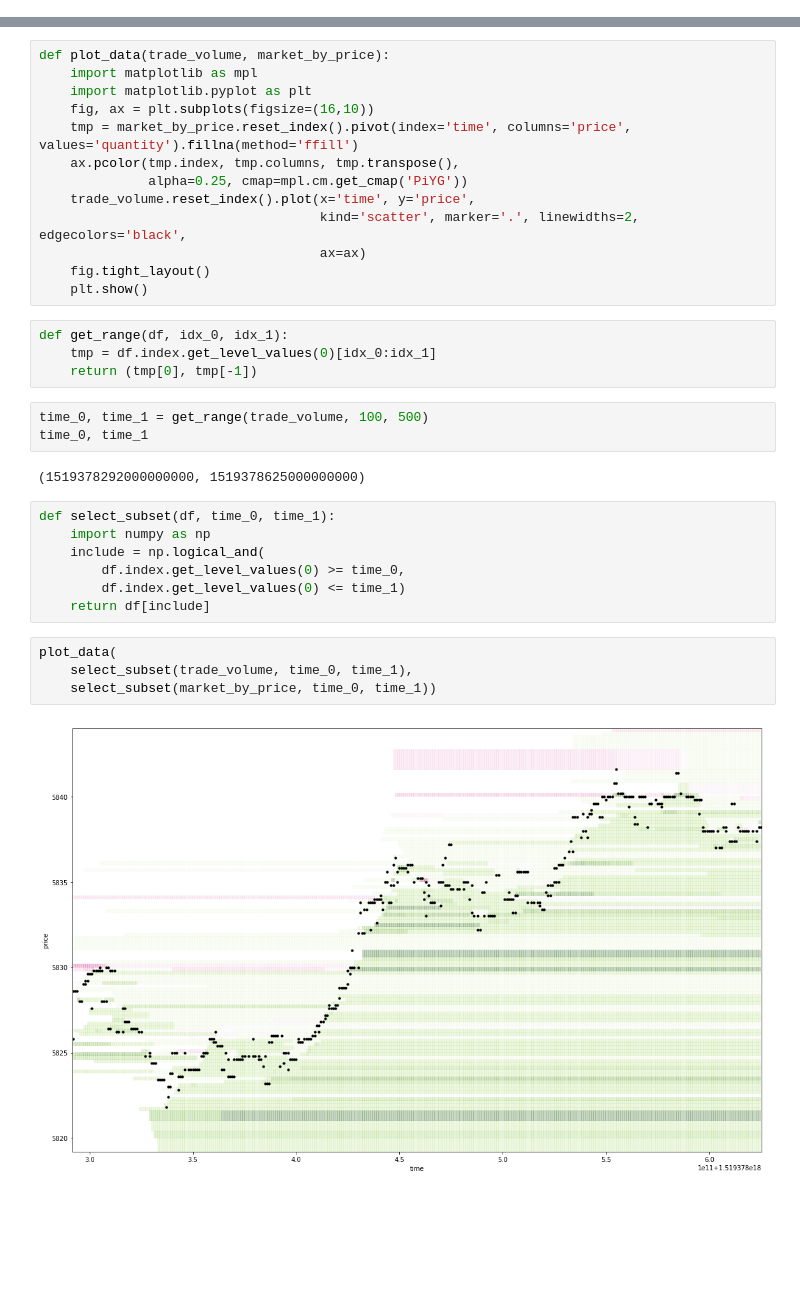
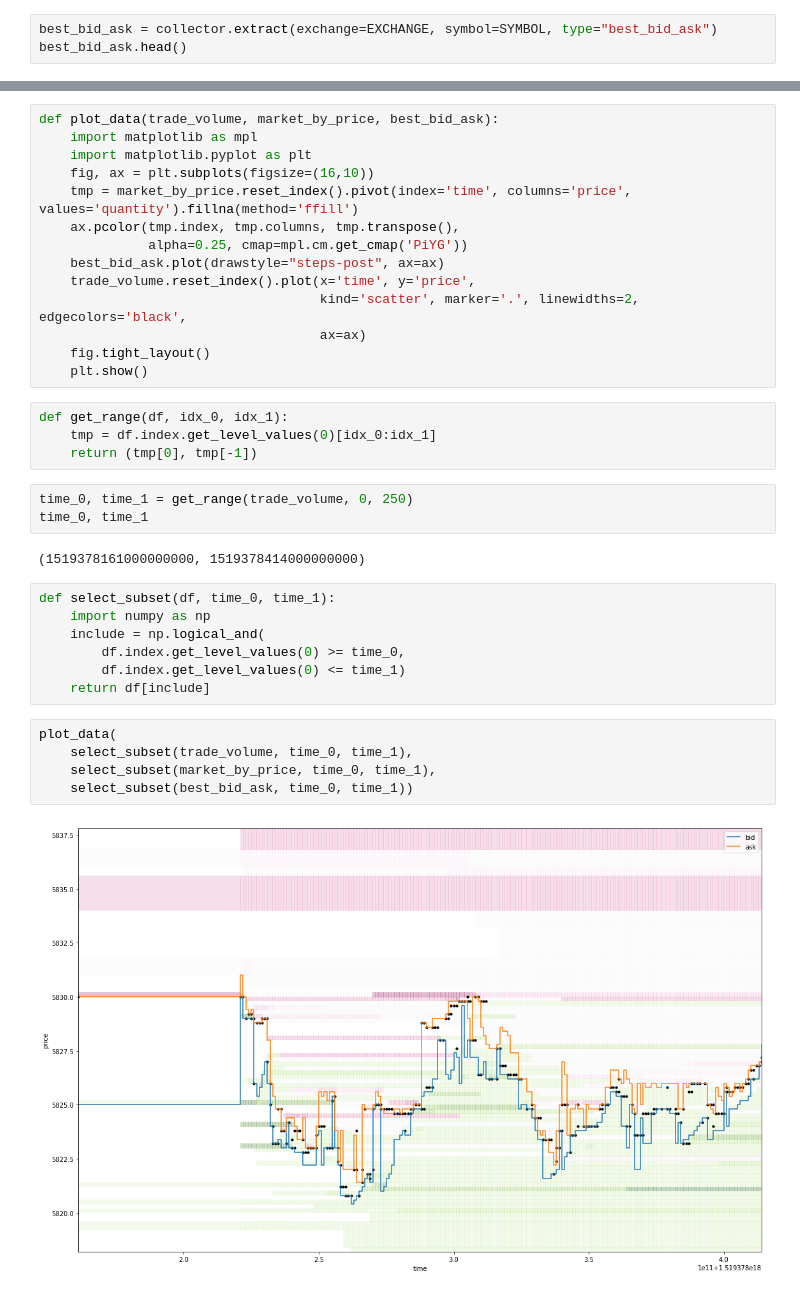
Before and after one commit to Sahanduiuc/roq-jupyter, a Jupyter notebook: notebooks/simple.ipynb, the cells around one changed output, grey strips where cells are left out. Saved outputs shown, nothing was run; the diff lists cells and outputs as text; blank space fills up the shorter version.

```diff
--- a/notebooks/simple.ipynb
+++ b/notebooks/simple.ipynb
@@ -355,0 +356,3 @@ market_by_price.head(20)
+# %%
+best_bid_ask = collector.extract(exchange=EXCHANGE, symbol=SYMBOL, type="best_bid_ask")
+best_bid_ask.head()
@@ -356,13 +367,14 @@ market_by_price.head(20)
 # %% [markdown]
 ### ... some charts
 # %%
-def plot_data(trade_volume, market_by_price):
+def plot_data(trade_volume, market_by_price, best_bid_ask):
     import matplotlib as mpl
     import matplotlib.pyplot as plt
     fig, ax = plt.subplots(figsize=(16,10))
     tmp = market_by_price.reset_index().pivot(index='time', columns='price', values='quantity').fillna(method='ffill')
     ax.pcolor(tmp.index, tmp.columns, tmp.transpose(),
               alpha=0.25, cmap=mpl.cm.get_cmap('PiYG'))
+    best_bid_ask.plot(drawstyle="steps-post", ax=ax)
     trade_volume.reset_index().plot(x='time', y='price',
                                     kind='scatter', marker='.', linewidths=2, edgecolors='black',
                                     ax=ax)
@@ -373,10 +385,10 @@ def get_range(df, idx_0, idx_1):
     tmp = df.index.get_level_values(0)[idx_0:idx_1]
     return (tmp[0], tmp[-1])
 # %%
-time_0, time_1 = get_range(trade_volume, 100, 500)
+time_0, time_1 = get_range(trade_volume, 0, 250)
 time_0, time_1
 # %% [output]
-(1519378292000000000, 1519378625000000000)
+(1519378161000000000, 1519378414000000000)
 # %%
 def select_subset(df, time_0, time_1):
     import numpy as np
@@ -387,6 +399,7 @@ def select_subset(df, time_0, time_1):
 # %%
 plot_data(
     select_subset(trade_volume, time_0, time_1),
-    select_subset(market_by_price, time_0, time_1))
+    select_subset(market_by_price, time_0, time_1),
+    select_subset(best_bid_ask, time_0, time_1))
 # %% [output]
-[figure, old version]
+[figure, new version]
```
Also changed, not shown: parts of 11 cells of this notebook.
